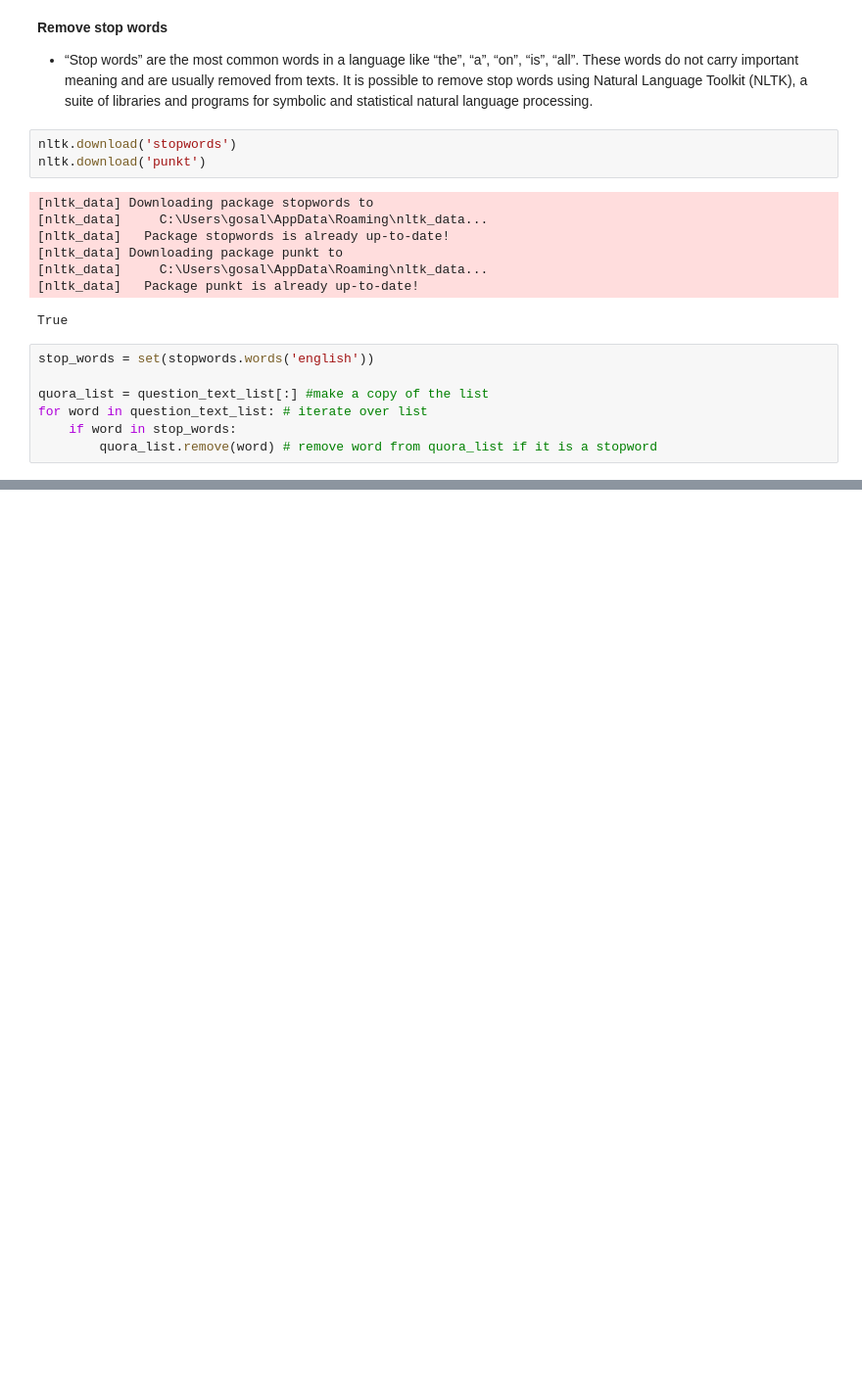
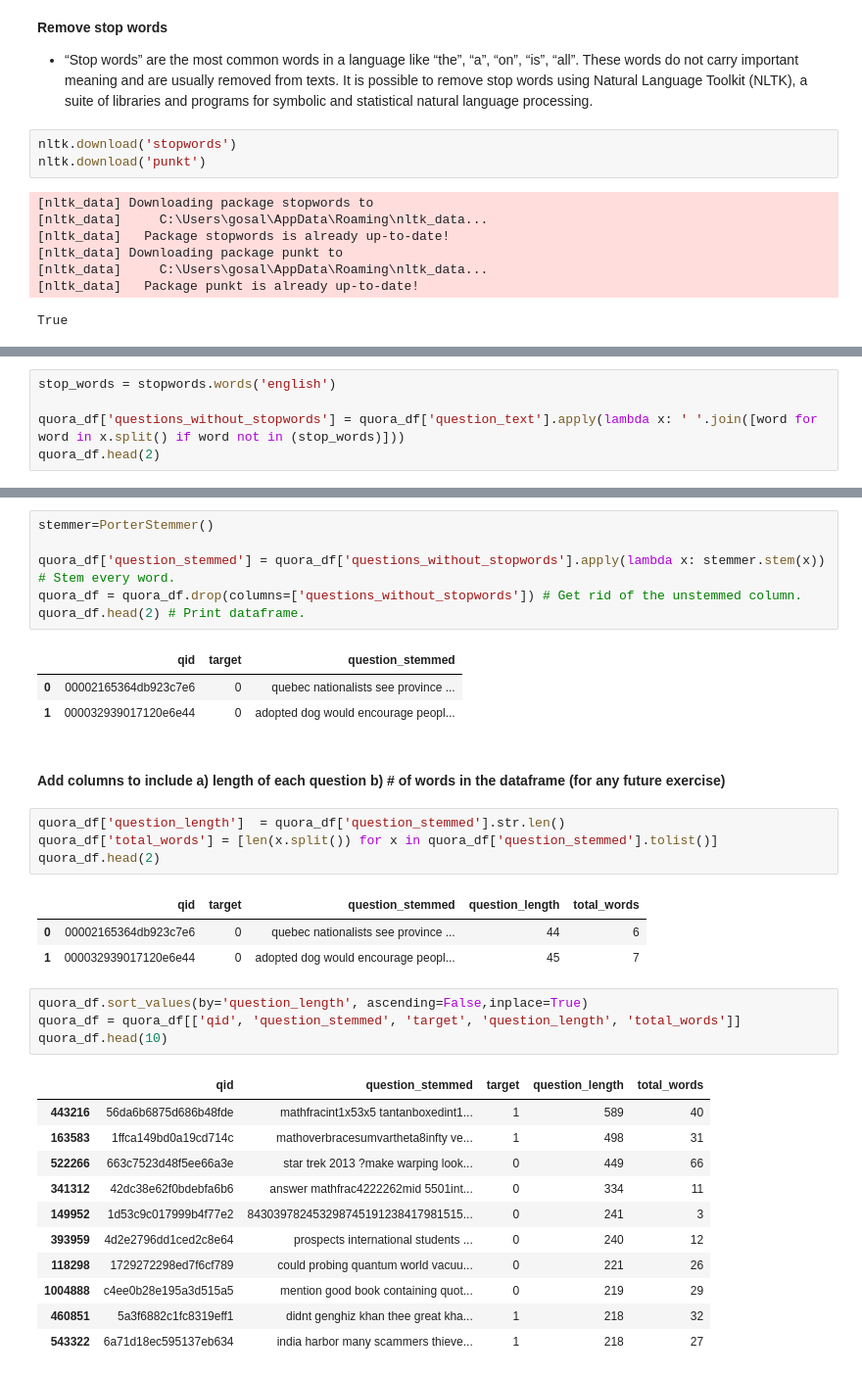
Before and after one commit to shalin4788/Springboard-Do-not-refer-, a Jupyter notebook: Capstone Two/Quora Insincere Capstone Data Wrangling.ipynb, the cells around one changed output, grey strips where cells are left out. Shown at 98% size. Saved outputs shown, nothing was run; the diff lists cells and outputs as text; blank space fills up the shorter version.

```diff
--- a/Capstone Two/Quora Insincere Capstone Data Wrangling.ipynb
+++ b/Capstone Two/Quora Insincere Capstone Data Wrangling.ipynb
@@ -320,10 +336,3 @@ nltk.download('punkt')
 [nltk_data]     C:\Users\gosal\AppData\Roaming\nltk_data...
 [nltk_data]   Package punkt is already up-to-date!
 True
-# %%
-stop_words = set(stopwords.words('english'))
-
-quora_list = question_text_list[:] #make a copy of the list
-for word in question_text_list: # iterate over list
-    if word in stop_words:
-        quora_list.remove(word) # remove word from quora_list if it is a stopword
@@ -342,0 +345,5 @@ quora_list[0:10]
+# %%
+stop_words = stopwords.words('english')
+
+quora_df['questions_without_stopwords'] = quora_df['question_text'].apply(lambda x: ' '.join([word for word in x.split() if word not in (stop_words)]))
+quora_df.head(2)
@@ -342,0 +372,36 @@ quora_list[0:10]
+# %%
+stemmer=PorterStemmer()
+
+quora_df['question_stemmed'] = quora_df['questions_without_stopwords'].apply(lambda x: stemmer.stem(x)) # Stem every word.
+quora_df = quora_df.drop(columns=['questions_without_stopwords']) # Get rid of the unstemmed column.
+quora_df.head(2) # Print dataframe.
+# %% [output]
+|  | qid | target | question_stemmed |
+| 0 | 00002165364db923c7e6 | 0 | quebec nationalists see province ... |
+| 1 | 000032939017120e6e44 | 0 | adopted dog would encourage peopl... |
+# %% [markdown]
+#### Add columns to include a) length of each question b) # of words in the dataframe (for any future exercise)
+# %%
+quora_df['question_length']  = quora_df['question_stemmed'].str.len()
+quora_df['total_words'] = [len(x.split()) for x in quora_df['question_stemmed'].tolist()]
+quora_df.head(2)
+# %% [output]
+|  | qid | target | question_stemmed | question_length | total_words |
+| 0 | 00002165364db923c7e6 | 0 | quebec nationalists see province ... | 44 | 6 |
+| 1 | 000032939017120e6e44 | 0 | adopted dog would encourage peopl... | 45 | 7 |
+# %%
+quora_df.sort_values(by='question_length', ascending=False,inplace=True)
+quora_df = quora_df[['qid', 'question_stemmed', 'target', 'question_length', 'total_words']]
+quora_df.head(10)
+# %% [output]
+|  | qid | question_stemmed | target | question_length | total_words |
+| 443216 | 56da6b6875d686b48fde | mathfracint1x53x5 tantanboxedint1... | 1 | 589 | 40 |
+| 163583 | 1ffca149bd0a19cd714c | mathoverbracesumvartheta8infty ve... | 1 | 498 | 31 |
+| 522266 | 663c7523d48f5ee66a3e | star trek 2013 ?make warping look... | 0 | 449 | 66 |
+| 341312 | 42dc38e62f0bdebfa6b6 | answer mathfrac4222262mid 5501int... | 0 | 334 | 11 |
+| 149952 | 1d53c9c017999b4f77e2 | 843039782453298745191238417981515... | 0 | 241 | 3 |
+| 393959 | 4d2e2796dd1ced2c8e64 | prospects international students ... | 0 | 240 | 12 |
+| 118298 | 1729272298ed7f6cf789 | could probing quantum world vacuu... | 0 | 221 | 26 |
+| 1004888 | c4ee0b28e195a3d515a5 | mention good book containing quot... | 0 | 219 | 29 |
+| 460851 | 5a3f6882c1fc8319eff1 | didnt genghiz khan thee great kha... | 1 | 218 | 32 |
+| 543322 | 6a71d18ec595137eb634 | india harbor many scammers thieve... | 1 | 218 | 27 |
```
Also changed, not shown: parts of 62 cells of this notebook.
